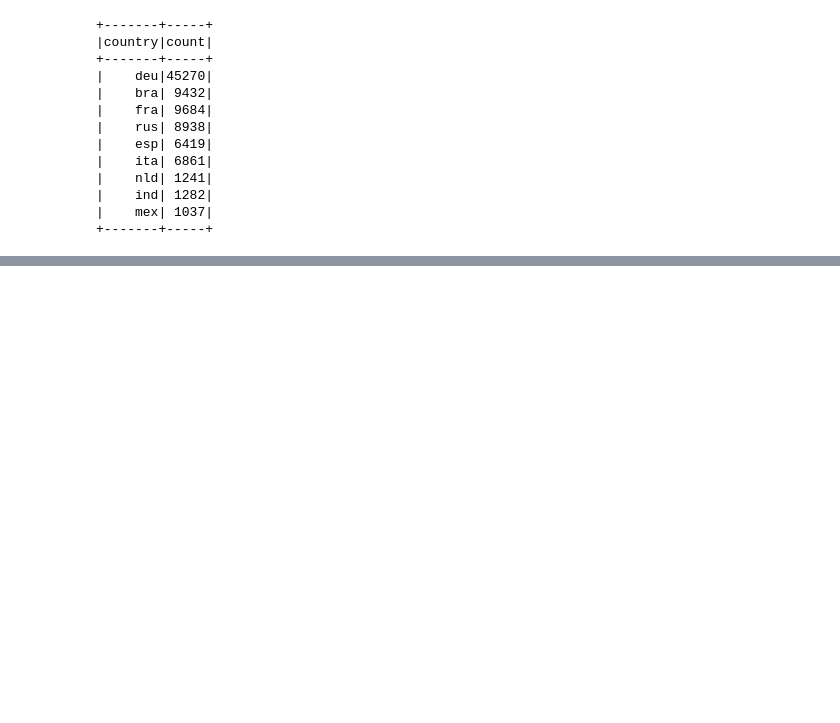
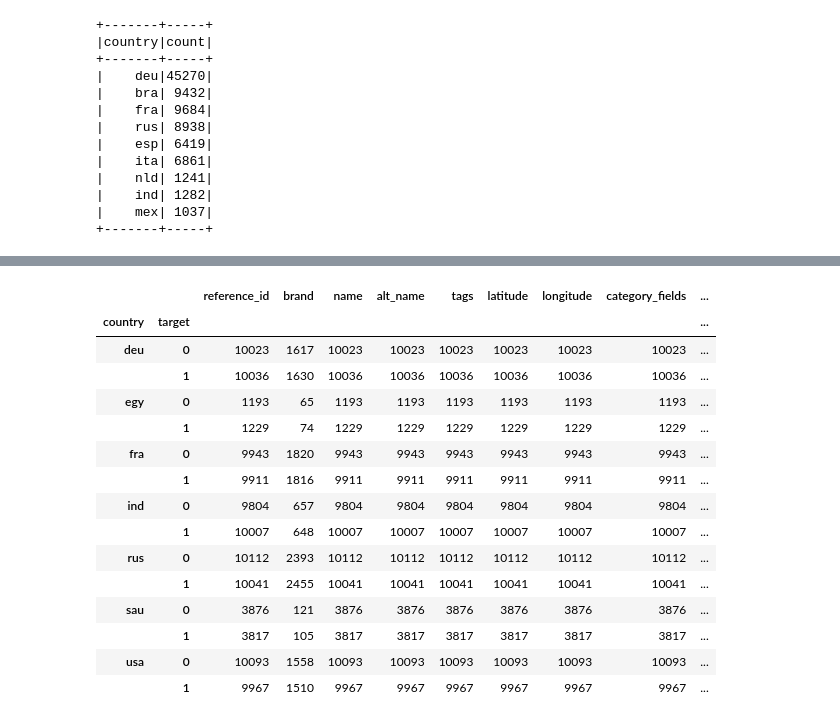
Before and after one commit to danielperezefremova-tomtom/dnn_name_matching, a Jupyter notebook: notebooks/Untitled.ipynb, the cells around one changed output, grey strips where cells are left out. Cells and saved outputs as stored; diff of their text form; code cells hidden in the pictures; blank space fills up the shorter version.

```diff
--- a/notebooks/Untitled.ipynb
+++ b/notebooks/Untitled.ipynb
@@ -333,0 +382,3 @@ catalog.load('df_normalized_pairs').groupBy('country').count().show()
+# %%
+validation.groupby(['country', 'target']).count()
+# %% [output]
@@ -333,0 +386,16 @@ catalog.load('df_normalized_pairs').groupBy('country').count().show()
+|  |  | reference_id | brand | name | alt_name | tags | latitude | longitude | category_fields | ... |
+| country | target |  |  |  |  |  |  |  |  | ... |
+| deu | 0 | 10023 | 1617 | 10023 | 10023 | 10023 | 10023 | 10023 | 10023 | ... |
+|  | 1 | 10036 | 1630 | 10036 | 10036 | 10036 | 10036 | 10036 | 10036 | ... |
+| egy | 0 | 1193 | 65 | 1193 | 1193 | 1193 | 1193 | 1193 | 1193 | ... |
+|  | 1 | 1229 | 74 | 1229 | 1229 | 1229 | 1229 | 1229 | 1229 | ... |
+| fra | 0 | 9943 | 1820 | 9943 | 9943 | 9943 | 9943 | 9943 | 9943 | ... |
+|  | 1 | 9911 | 1816 | 9911 | 9911 | 9911 | 9911 | 9911 | 9911 | ... |
+| ind | 0 | 9804 | 657 | 9804 | 9804 | 9804 | 9804 | 9804 | 9804 | ... |
+|  | 1 | 10007 | 648 | 10007 | 10007 | 10007 | 10007 | 10007 | 10007 | ... |
+| rus | 0 | 10112 | 2393 | 10112 | 10112 | 10112 | 10112 | 10112 | 10112 | ... |
+|  | 1 | 10041 | 2455 | 10041 | 10041 | 10041 | 10041 | 10041 | 10041 | ... |
+| sau | 0 | 3876 | 121 | 3876 | 3876 | 3876 | 3876 | 3876 | 3876 | ... |
+|  | 1 | 3817 | 105 | 3817 | 3817 | 3817 | 3817 | 3817 | 3817 | ... |
+| usa | 0 | 10093 | 1558 | 10093 | 10093 | 10093 | 10093 | 10093 | 10093 | ... |
+|  | 1 | 9967 | 1510 | 9967 | 9967 | 9967 | 9967 | 9967 | 9967 | ... |
```
Also changed, not shown: parts of 7 cells of this notebook, 13 other files.
